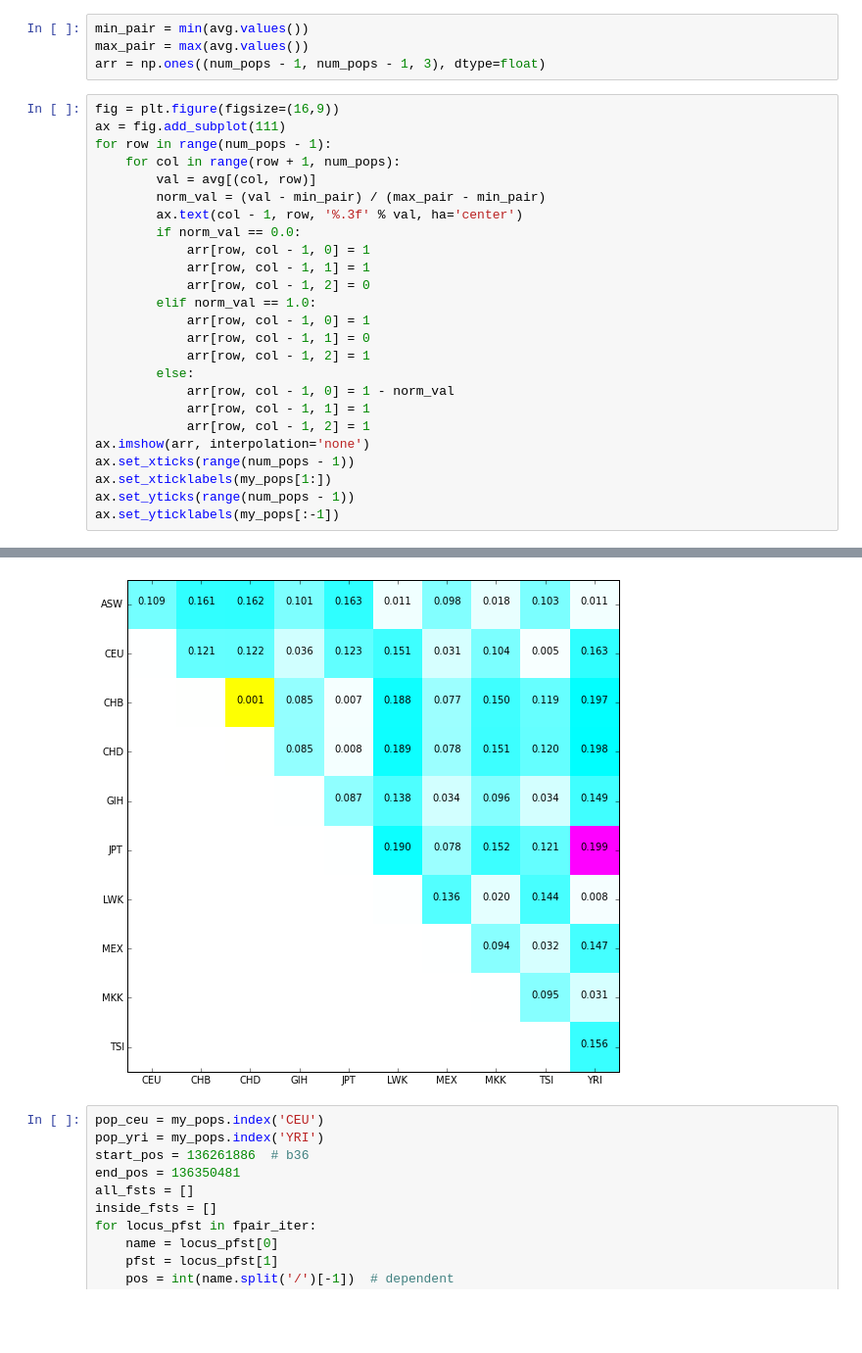
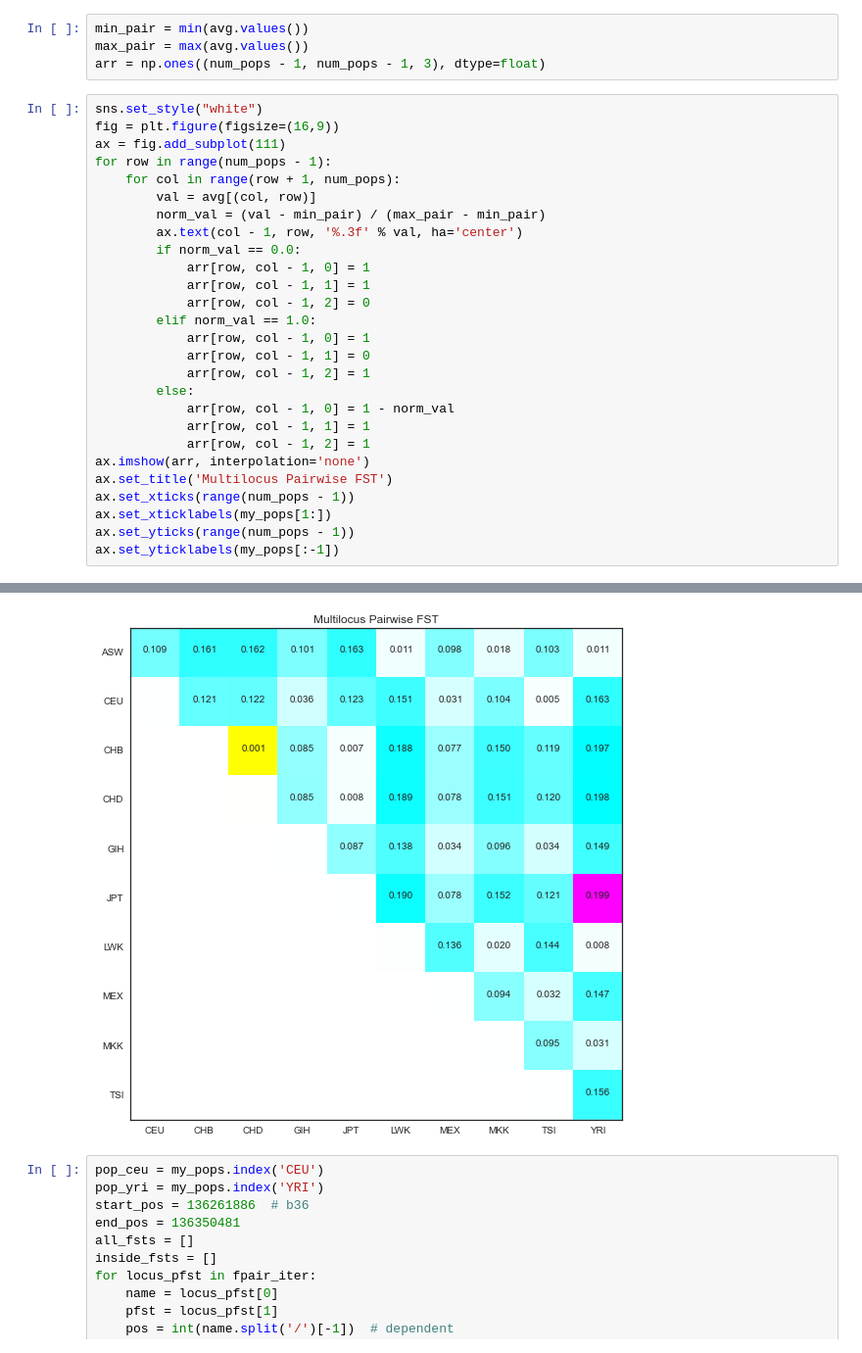
Before and after one commit to tiagoantao/bioinf-python, a Jupyter notebook: notebooks/03_PopGen/Population_Structure.ipynb, the cells around one changed output, grey strips where cells are left out. Shown at 98% size. Saved outputs shown, nothing was run; the diff lists cells and outputs as text; blank space fills up the shorter version.

```diff
--- a/notebooks/03_PopGen/Population_Structure.ipynb
+++ b/notebooks/03_PopGen/Population_Structure.ipynb
@@ -46,6 +48,7 @@ min_pair = min(avg.values())
 max_pair = max(avg.values())
 arr = np.ones((num_pops - 1, num_pops - 1, 3), dtype=float)
 # %%
+sns.set_style("white")
 fig = plt.figure(figsize=(16,9))
 ax = fig.add_subplot(111)
 for row in range(num_pops - 1):
@@ -54,34 +57,35 @@ for row in range(num_pops - 1):
         norm_val = (val - min_pair) / (max_pair - min_pair)
         ax.text(col - 1, row, '%.3f' % val, ha='center')
         if norm_val == 0.0:
             arr[row, col - 1, 0] = 1
             arr[row, col - 1, 1] = 1
             arr[row, col - 1, 2] = 0
         elif norm_val == 1.0:
             arr[row, col - 1, 0] = 1
             arr[row, col - 1, 1] = 0
             arr[row, col - 1, 2] = 1
         else:
             arr[row, col - 1, 0] = 1 - norm_val
             arr[row, col - 1, 1] = 1
             arr[row, col - 1, 2] = 1
 ax.imshow(arr, interpolation='none')
+ax.set_title('Multilocus Pairwise FST')
 ax.set_xticks(range(num_pops - 1))
 ax.set_xticklabels(my_pops[1:])
 ax.set_yticks(range(num_pops - 1))
 ax.set_yticklabels(my_pops[:-1])
 # %% [output]
 [<matplotlib.text.Text at 0x...>,
  <matplotlib.text.Text at 0x...>,
  <matplotlib.text.Text at 0x...>,
  <matplotlib.text.Text at 0x...>,
  <matplotlib.text.Text at 0x...>,
  <matplotlib.text.Text at 0x...>,
  <matplotlib.text.Text at 0x...>,
  <matplotlib.text.Text at 0x...>,
  <matplotlib.text.Text at 0x...>,
  <matplotlib.text.Text at 0x...>]
-[figure, old version]
+[figure, new version]
 # %%
 pop_ceu = my_pops.index('CEU')
 pop_yri = my_pops.index('YRI')
```
Also changed, not shown: parts of 1 cell of this notebook, 4 other files.
